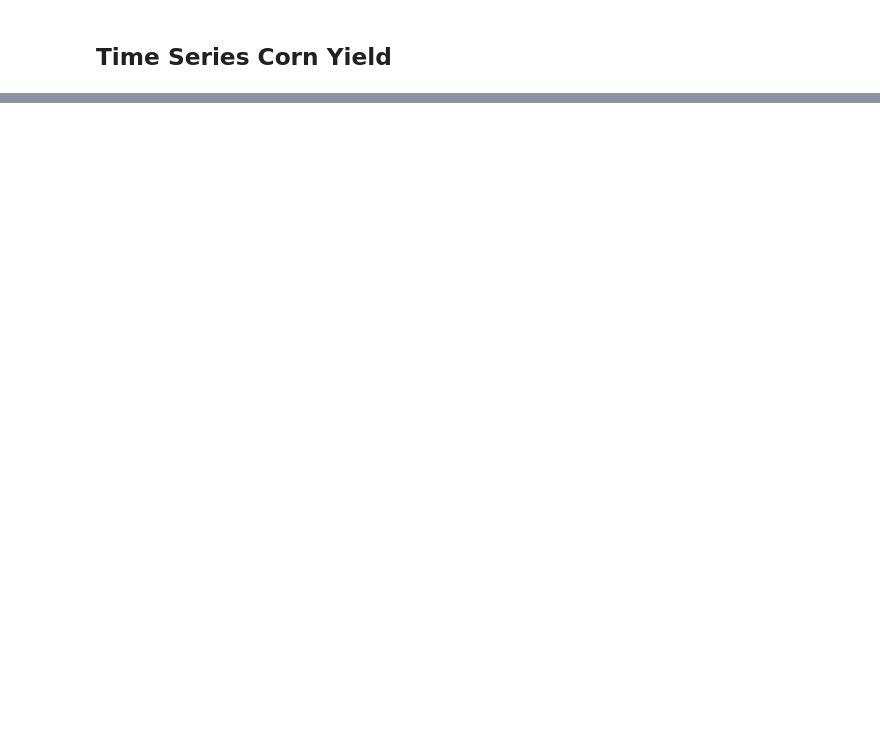
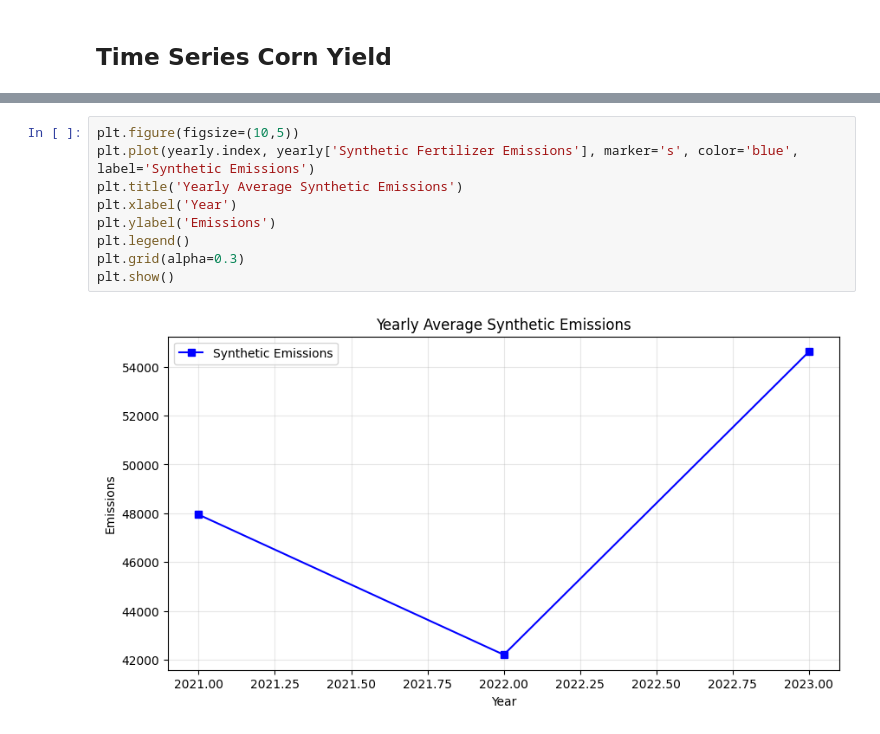
Before and after one commit to Gerardo-S/crop-yield, a Jupyter notebook: notebooks/e_chin.ipynb, the cells around one changed output, grey strips where cells are left out. Drawn from its saved outputs; the diff is of its cells as text; blank space fills up the shorter version.

```diff
--- a/notebooks/e_chin.ipynb
+++ b/notebooks/e_chin.ipynb
@@ -132,0 +123,11 @@ plt.show();
+# %%
+plt.figure(figsize=(10,5))
+plt.plot(yearly.index, yearly['Synthetic Fertilizer Emissions'], marker='s', color='blue', label='Synthetic Emissions')
+plt.title('Yearly Average Synthetic Emissions')
+plt.xlabel('Year')
+plt.ylabel('Emissions')
+plt.legend()
+plt.grid(alpha=0.3)
+plt.show()
+# %% [output]
+[figure, added]
```
Also changed, not shown: parts of 7 cells of this notebook.
